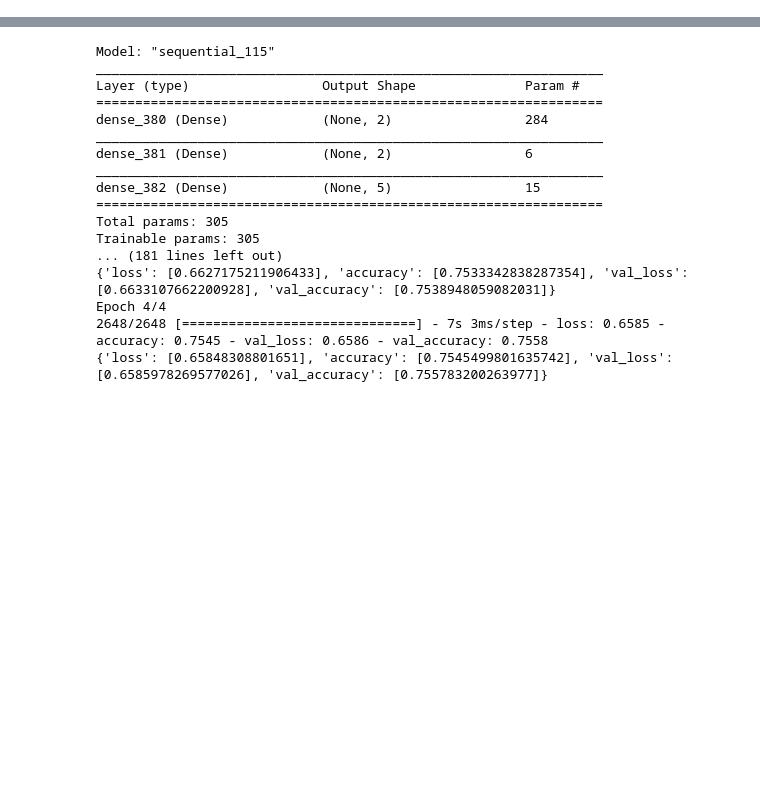
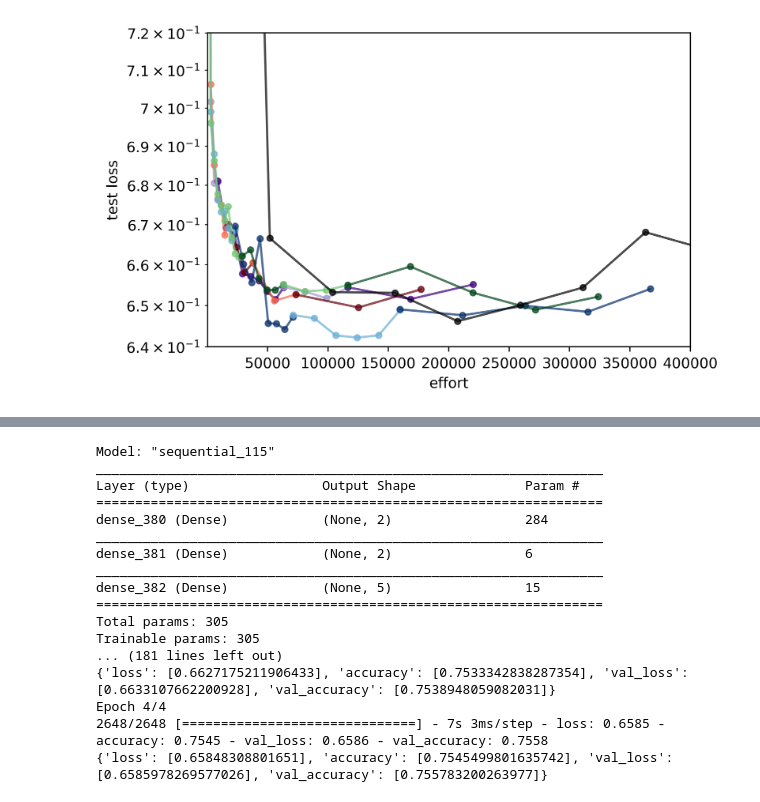
Before and after one commit to NREL/BUTTER-Empirical-Deep-Learning-Experimental-Framework, a Jupyter notebook: dmp/viz/width_growth_exp_ch.ipynb, the cells around one changed output, grey strips where cells are left out. Cells and saved outputs as stored; diff of their text form; code cells hidden in the pictures; blank space fills up the shorter version.

```diff
--- a/dmp/viz/width_growth_exp_ch.ipynb
+++ b/dmp/viz/width_growth_exp_ch.ipynb
@@ -290,0 +308,9 @@ configs = [
+# %%
+dataset = load_dataset('sleep')
+
+configs = [
+    [16, 16, 16],
+    [32, 32, 32],
+    [64, 64, 64],
+    [128, 128, 128],
+]
@@ -291,8 +321,8 @@ configs = [
 # %%
-full_configs = [([configs[-1][0], sum([c[1] for c in configs])])]
+# full_configs = [([configs[-1][0], sum([c[1] for c in configs])])]
 
-full_model, full_trace = do_grow_train(full_configs, dataset,
+full_model, full_trace = do_grow_train(configs[-1:], dataset,
     default_initializer,
-    make_equal_epochs_growth_trigger(20),
+    make_equal_epochs_growth_trigger(256),
     )
 # %% [output]
@@ -315,0 +530,55 @@ Epoch 20/20
+# %%
+plt.figure(dpi=400)
+# plot_effort(configs, scaling_trace_0_01, colors = cm.get_cmap('Reds')(np.linspace(.5,1, 3)))
+# plot_effort(configs, increasing_trace_4_0_1, colors = cm.get_cmap('Greens')(np.linspace(.5,1, 2)))
+
+
+
+# plot_effort(configs, increasing_trace_0_5, colors = cm.get_cmap('Blues')(np.linspace(.5,1, 2)))
+# plot_effort(configs, increasing_trace_0_2, colors = cm.get_cmap('Purples')(np.linspace(.5,1, 2)))
+# plot_effort(configs, increasing_trace_0_1, colors = cm.get_cmap('Reds')(np.linspace(.5,1, 2)))
+# plot_effort(configs, increasing_trace_0_01, colors = cm.get_cmap('Greens')(np.linspace(.5,1, 2)))
+
+
+# plot_effort(configs, test_loss_trigger_128__1__0_0__trace_1_0, colors = cm.get_cmap('Blues')(np.linspace(.5,1, 2)))
+plot_effort(configs, test_loss_trigger_128__1__0_0__trace_0_1, colors = cm.get_cmap('Purples')(np.linspace(.5,1, 2)))
+plot_effort(configs, test_loss_trigger_128__1__0_0__trace_0_01, colors = cm.get_cmap('Reds')(np.linspace(.5,1, 2)))
+
+plot_effort(configs, test_loss_trigger_128__2__0_0__trace_0_1, colors = cm.get_cmap('Blues')(np.linspace(.5,1, 2)))
+plot_effort(configs, test_loss_trigger_128__2__0_0__trace_0_01, colors = cm.get_cmap('Greens')(np.linspace(.5,1, 2)))
+
+# plot_effort(configs, scaling_trace, colors = cm.get_cmap('Reds')(np.linspace(.5,1, 2)))
+# plot_effort(configs, scaling_trace_0_2, colors = cm.get_cmap('Purples')(np.linspace(.5,1, 3)))
+# plot_effort(configs, threshold_trace_t_0_1_s_0_2, colors = cm.get_cmap('Reds')(np.linspace(.5,1, 2)))
+# plot_effort(configs, efficiency_trace_t_1e5_s_0_1, colors = cm.get_cmap('Reds')(np.linspace(.5,1, 2)))
+# plot_effort(configs, efficiency_trace_t_1e4_s_0_1, colors = cm.get_cmap('Blues')(np.linspace(.5,1, 2)))
+# plot_effort(configs, efficiency_trace_t_2e5_s_0_1, colors = cm.get_cmap('Purples')(np.linspace(.5,1, 2)))
+
+# plot_effort(configs, efficiency_trace_t_1e5_s_0_1, colors = cm.get_cmap('Blues')(np.linspace(.5,1, 2)))
+# plot_effort(configs, efficiency_trace_t_1e4_s_0_2, colors = cm.get_cmap('Purples')(np.linspace(.5,1, 2)))
+# plot_effort(configs, efficiency_trace_t_1e4_s_0_1, colors = cm.get_cmap('Reds')(np.linspace(.5,1, 2)))
+
+plot_effort(full_configs, full_trace, colors=['black'])
+
+plt.yscale('log')
+
+plt.xlim(300, 400e3)
+plt.ylim(.64, .72)
+plt.xlabel('effort')
+plt.ylabel('test loss')
+
+# plt.xlim(300, 3.01e3* 4)
+# plt.ylim(.65, .72)
+
+# plt.xlim(300, 60e3)
+# plt.ylim(.65, .72)
+
+# plt.xlim(100, 20e3)
+# plt.ylim(.6, 1.5)
+
+# plt.xlim(2e3, 20e3)
+# plt.ylim(.65, 1.0)
+# plt.xscale('log')
+plt.show()
+# %% [output]
+[figure, added]
```
Also changed, not shown: parts of 28 cells of this notebook.
